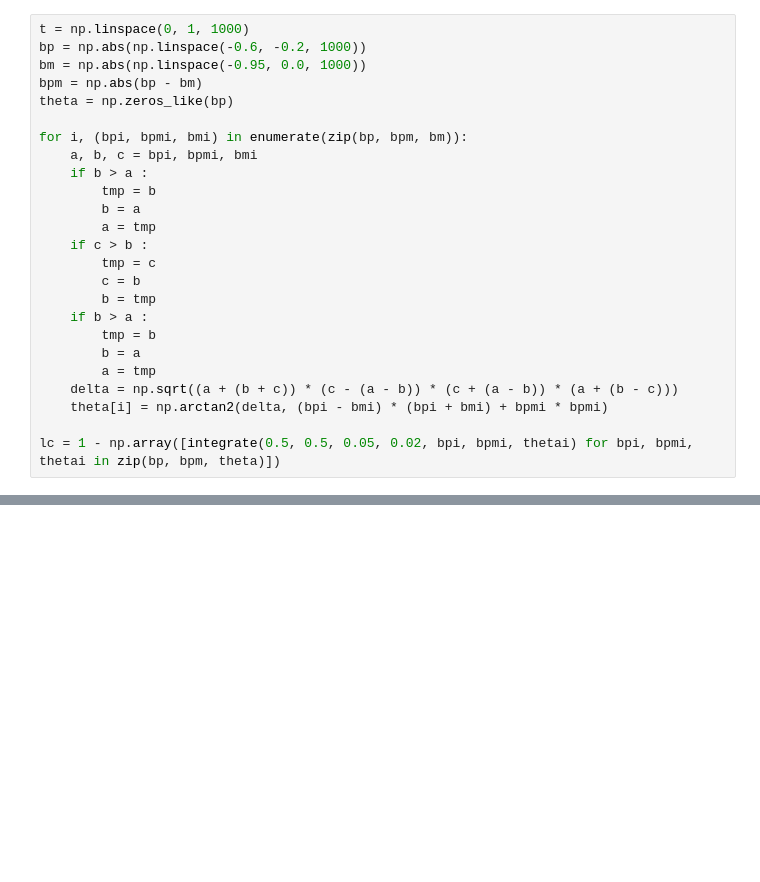
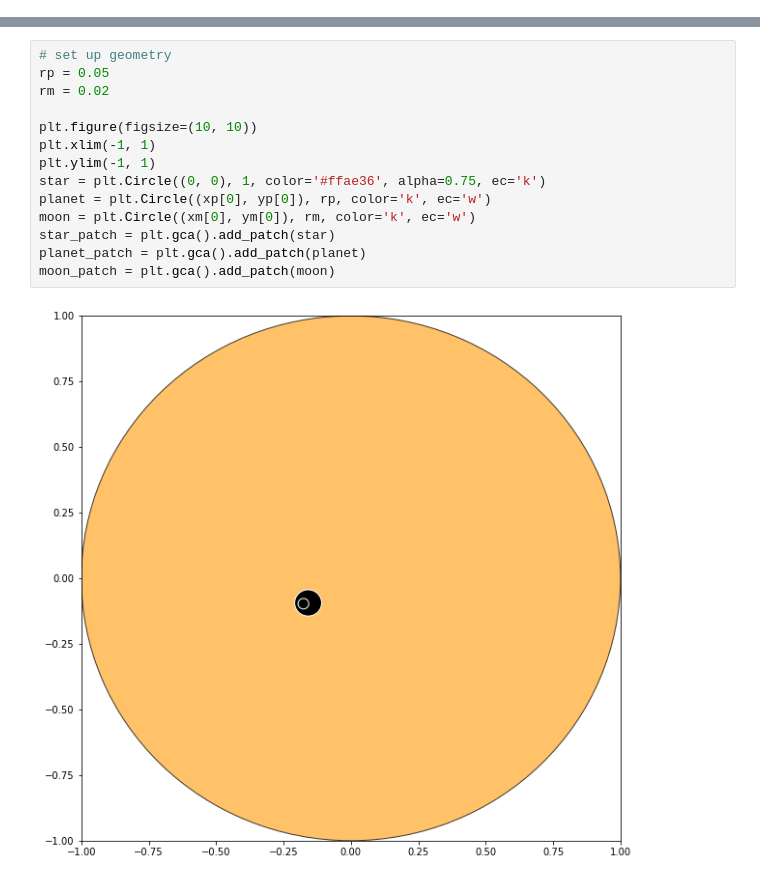
Before and after one commit to tagordon/elliptics, a Jupyter notebook: numerical.ipynb, the cells around one changed output, grey strips where cells are left out. Cells and saved outputs as stored; diff of their text form; blank space fills up the shorter version.

```diff
--- a/numerical.ipynb
+++ b/numerical.ipynb
@@ -90,25 +7,0 @@ def integrate(c1, c2, rp, rm, bp, bpm, theta):
-# %%
-t = np.linspace(0, 1, 1000)
-bp = np.abs(np.linspace(-0.6, -0.2, 1000))
-bm = np.abs(np.linspace(-0.95, 0.0, 1000))
-bpm = np.abs(bp - bm)
-theta = np.zeros_like(bp)
-
-for i, (bpi, bpmi, bmi) in enumerate(zip(bp, bpm, bm)):
-    a, b, c = bpi, bpmi, bmi
-    if b > a :
-        tmp = b
-        b = a
-        a = tmp
-    if c > b :
-        tmp = c
-        c = b
-        b = tmp
-    if b > a :
-        tmp = b
-        b = a
-        a = tmp
-    delta = np.sqrt((a + (b + c)) * (c - (a - b)) * (c + (a - b)) * (a + (b - c)))
-    theta[i] = np.arctan2(delta, (bpi - bmi) * (bpi + bmi) + bpmi * bpmi)
-
-lc = 1 - np.array([integrate(0.5, 0.5, 0.05, 0.02, bpi, bpmi, thetai) for bpi, bpmi, thetai in zip(bp, bpm, theta)])
@@ -156,0 +195,16 @@ plt.plot(t[1:], np.diff(lc2[:, 0]))
+# %%
+# set up geometry
+rp = 0.05
+rm = 0.02
+
+plt.figure(figsize=(10, 10))
+plt.xlim(-1, 1)
+plt.ylim(-1, 1)
+star = plt.Circle((0, 0), 1, color='#ffae36', alpha=0.75, ec='k')
+planet = plt.Circle((xp[0], yp[0]), rp, color='k', ec='w')
+moon = plt.Circle((xm[0], ym[0]), rm, color='k', ec='w')
+star_patch = plt.gca().add_patch(star)
+planet_patch = plt.gca().add_patch(planet)
+moon_patch = plt.gca().add_patch(moon)
+# %% [output]
+[figure, added]
```
Also changed, not shown: parts of 15 cells of this notebook, 3 other files.
